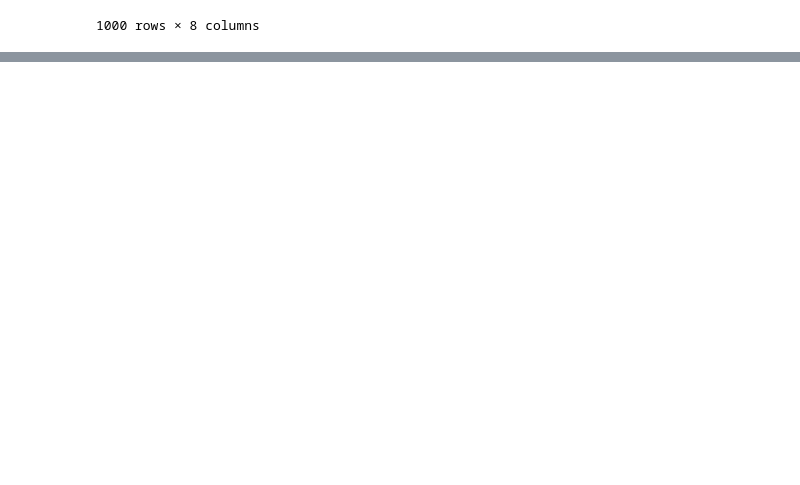
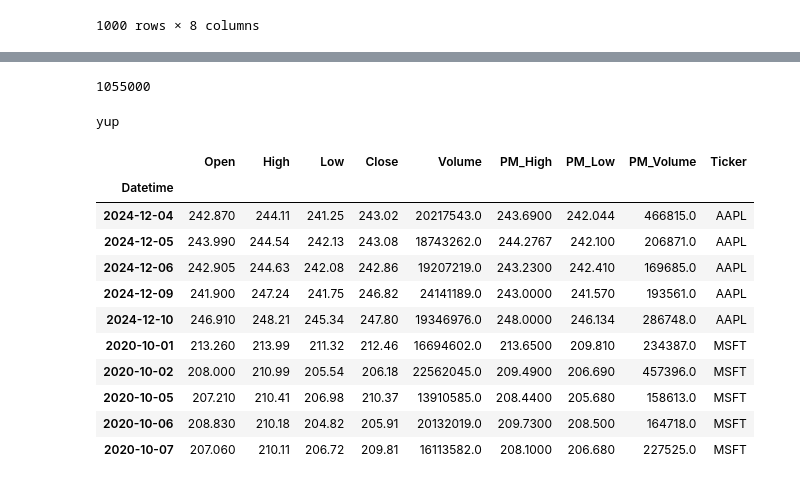
Before and after one commit to danielwang730/Trading-Strategies-With-ML, a Jupyter notebook: 02 Double Time Series LSTM Models/00_Double_Time_Series_LSTM_Models.ipynb, the cells around one changed output, grey strips where cells are left out. Drawn from its saved outputs; the diff is of its cells as text; code cells hidden in the pictures; blank space fills up the shorter version.

```diff
--- a/02 Double Time Series LSTM Models/00_Double_Time_Series_LSTM_Models.ipynb
+++ b/02 Double Time Series LSTM Models/00_Double_Time_Series_LSTM_Models.ipynb
@@ -215,2 +218,48 @@ filtered_tickers
+# %%
+# Getting the column names from the files (using AAPL because AAPL will always be in the data) and initializing df
+AAPL_path = '/Volumes/T7/Filtered-Cleaned-Parquet-1day/AAPL_1day.parquet'
+column_names_day = list(pd.read_parquet(AAPL_path).columns)
+day_df = pd.DataFrame(columns=column_names_day)
+
+# Loading the day data of the 1000 tickers in filtered_tickers into one df
+for ticker in tqdm(filtered_tickers['Ticker']):
+
+    # Reading in df
+    ticker_file_name = ticker + '_1day.parquet'
+    ticker_path = os.path.join(parquet_day_path, ticker_file_name)
+    ticker_df = pd.read_parquet(ticker_path)
+
+    # Setting day_df if empty
+    if day_df.empty:
+        day_df = ticker_df.copy()
+    else:
+        day_df = pd.concat([day_df, ticker_df])
+
+len(day_df)
+# %% [output]
+1055000
 # %%
-#
+AAPL_path = '/Volumes/T7/Filtered-Cleaned-Parquet-1day/AAPL_1day.parquet'
+MSFT_path = '/Volumes/T7/Filtered-Cleaned-Parquet-1day/MSFT_1day.parquet'
+AAPL_df = pd.read_parquet(AAPL_path)
+MSFT_df = pd.read_parquet(MSFT_path)
+# %%
+if day_df.empty:
+    print('yup')
+# %% [output]
+yup
+# %%
+pd.concat([AAPL_df, MSFT_df])[1050:1060]
+# %% [output]
+|  | Open | High | Low | Close | Volume | PM_High | PM_Low | PM_Volume | Ticker |
+| Datetime |  |  |  |  |  |  |  |  |  |
+| 2024-12-04 | 242.870 | 244.11 | 241.25 | 243.02 | 20217543.0 | 243.6900 | 242.044 | 466815.0 | AAPL |
+| 2024-12-05 | 243.990 | 244.54 | 242.13 | 243.08 | 18743262.0 | 244.2767 | 242.100 | 206871.0 | AAPL |
+| 2024-12-06 | 242.905 | 244.63 | 242.08 | 242.86 | 19207219.0 | 243.2300 | 242.410 | 169685.0 | AAPL |
+| 2024-12-09 | 241.900 | 247.24 | 241.75 | 246.82 | 24141189.0 | 243.0000 | 241.570 | 193561.0 | AAPL |
+| 2024-12-10 | 246.910 | 248.21 | 245.34 | 247.80 | 19346976.0 | 248.0000 | 246.134 | 286748.0 | AAPL |
+| 2020-10-01 | 213.260 | 213.99 | 211.32 | 212.46 | 16694602.0 | 213.6500 | 209.810 | 234387.0 | MSFT |
+| 2020-10-02 | 208.000 | 210.99 | 205.54 | 206.18 | 22562045.0 | 209.4900 | 206.690 | 457396.0 | MSFT |
+| 2020-10-05 | 207.210 | 210.41 | 206.98 | 210.37 | 13910585.0 | 208.4400 | 205.680 | 158613.0 | MSFT |
+| 2020-10-06 | 208.830 | 210.18 | 204.82 | 205.91 | 20132019.0 | 209.7300 | 208.500 | 164718.0 | MSFT |
+| 2020-10-07 | 207.060 | 210.11 | 206.72 | 209.81 | 16113582.0 | 208.1000 | 206.680 | 227525.0 | MSFT |
```
Also changed, not shown: parts of 1 cell of this notebook.
